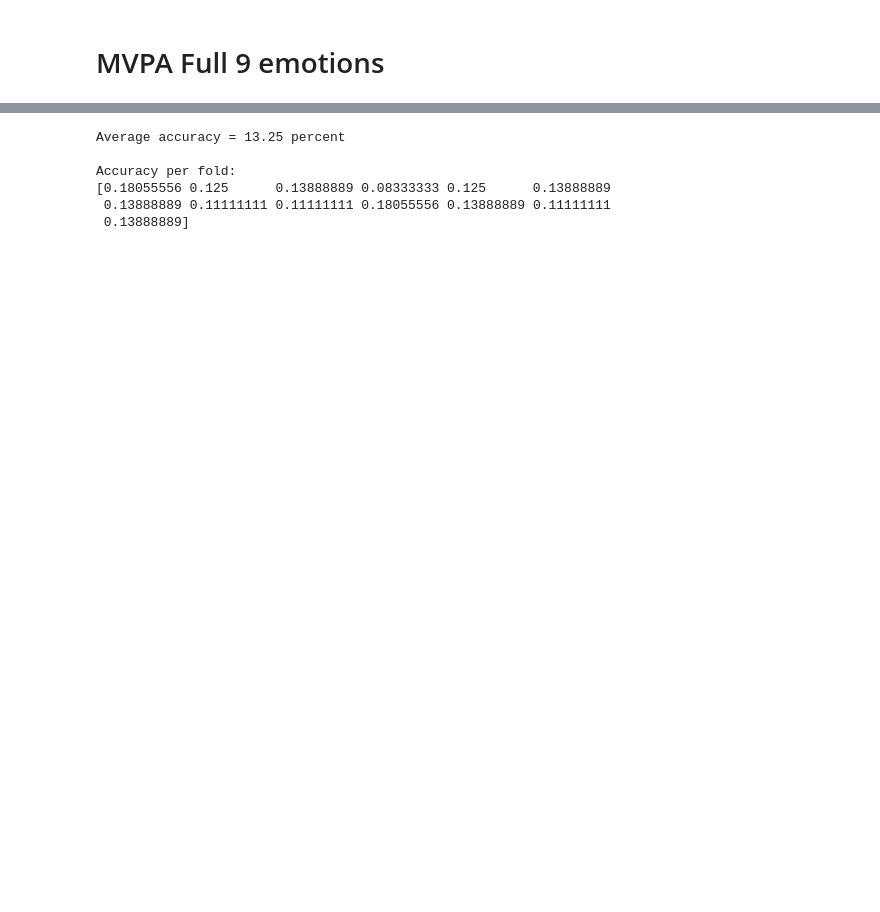
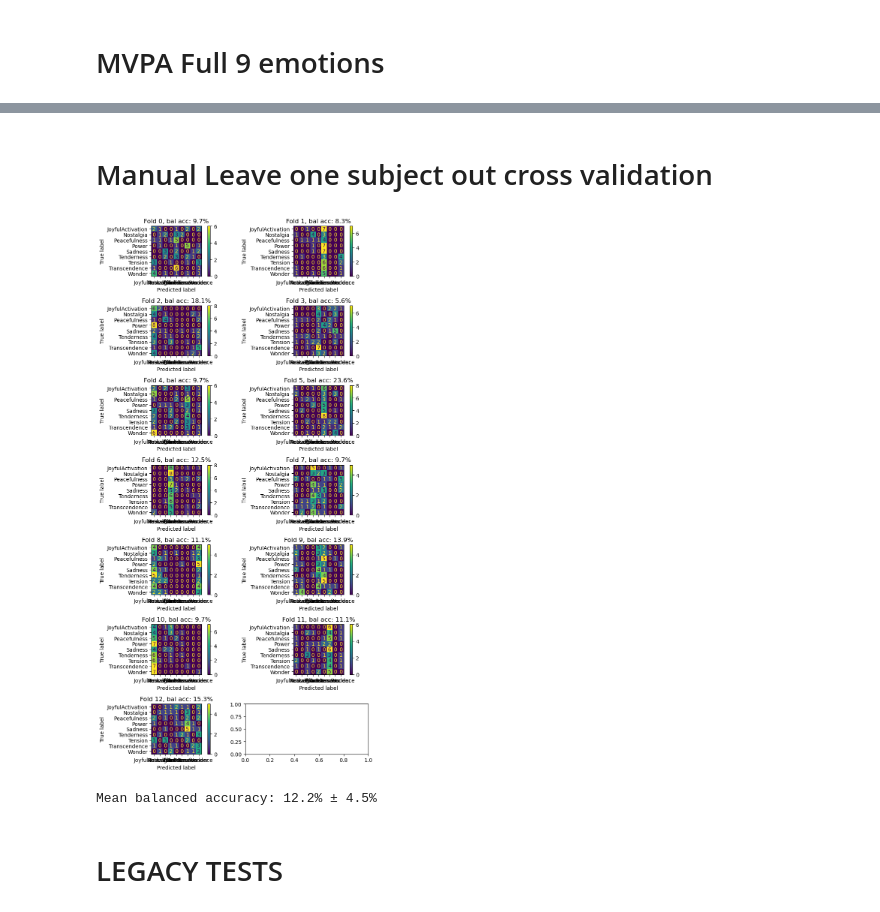
Before and after one commit to CIBIT-UC/brainplayback_task02, a Jupyter notebook: mvpa_03_full/mvpa.ipynb, the cells around one changed output, grey strips where cells are left out. Cells and saved outputs as stored; diff of their text form; code cells hidden in the pictures; blank space fills up the shorter version.

```diff
--- a/mvpa_03_full/mvpa.ipynb
+++ b/mvpa_03_full/mvpa.ipynb
@@ -46,4 +46,4 @@ chunks = np.repeat(np.arange(1,14), 9*2*4)
 # %%
 # Let's specify the classifier
 from sklearn.svm import LinearSVC
-clf = LinearSVC(multi_class="ovr", max_iter=1000, class_weight='balanced')
+clf = LinearSVC(multi_class="ovr", max_iter=1000, class_weight='balanced', dual='auto')
@@ -63,10 +50,44 @@ cv_scores = cross_val_score(estimator=clf,
-# %%
-print('Average accuracy = %.02f percent\n' % (cv_scores.mean() * 100))
-print('Accuracy per fold:', cv_scores, sep='\n')
-# %% [output]
-Average accuracy = 13.25 percent
-
-Accuracy per fold:
-[0.18055556 0.125      0.13888889 0.08333333 0.125      0.13888889
- 0.13888889 0.11111111 0.11111111 0.18055556 0.13888889 0.11111111
- 0.13888889]
+# %% [markdown]
+# Manual Leave one subject out cross validation
+# %%
+from sklearn.metrics import ConfusionMatrixDisplay, balanced_accuracy_score
+import matplotlib.pyplot as plt
+%matplotlib inline
+
+n_folds = 13
+acc_array = np.zeros(n_folds)
+acc_bal_array = np.zeros(n_folds)
+
+fig, ax = plt.subplots(7, 2, figsize=(8, 15))
+
+for ff in range(n_folds):
+    # split the data into training and test set
+    train_mask = chunks != ff+1
+    test_mask = chunks == ff+1
+
+    X_train = samples[train_mask]
+    y_train = labels[train_mask]
+    X_test = samples[test_mask]
+    y_test = labels[test_mask]
+
+    clf.fit(X_train, y_train)
+    y_pred = clf.predict(X_test)
+
+    # Compute the prediction accuracy for the different labels
+    acc_array[ff] = (y_pred == y_test).mean()
+    acc_bal_array[ff] = balanced_accuracy_score(y_test, y_pred)
+
+    # Confusion matrix plots
+    ConfusionMatrixDisplay.from_estimator(clf, X_test, y_test, ax=ax[ff // 2, ff % 2])
+    ax[ff // 2, ff % 2].set_title(f"Fold {ff}, bal acc: {acc_bal_array[ff]*100:0.1f}%")
+
+plt.tight_layout()
+# %% [output]
+[figure, added]
+# %%
+#print(f"Mean accuracy: {acc_array.mean()*100:0.1f}% \u00B1 {acc_array.std()*100:0.1f}%")
+print(f"Mean balanced accuracy: {acc_bal_array.mean()*100:0.1f}% \u00B1 {acc_bal_array.std()*100:0.1f}%")
+# %% [output]
+Mean balanced accuracy: 12.2% ± 4.5%
+# %% [markdown]
+# LEGACY TESTS
```
Also changed, not shown: parts of 1 cell of this notebook, 2 other files.
